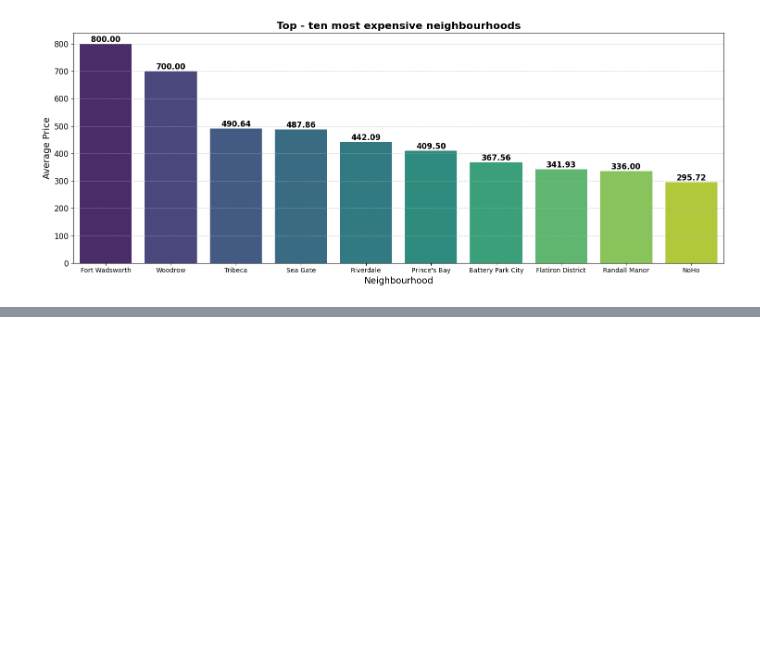
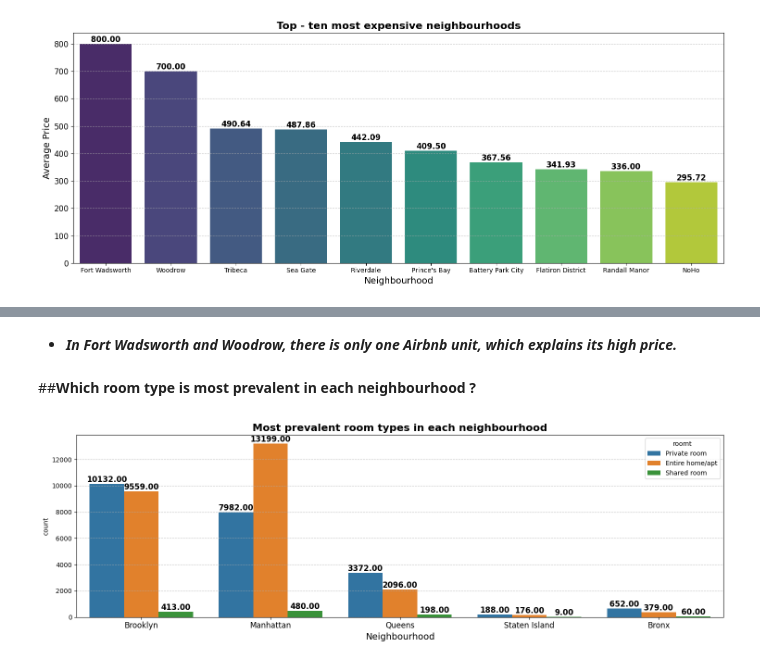
Before and after one commit to Sid-9823/Airbnb-Bookings-Analysis, a Jupyter notebook: Airbnb_Bookings_Analysis.ipynb, the cells around one changed output, grey strips where cells are left out. Cells and saved outputs as stored; diff of their text form; code cells hidden in the pictures; blank space fills up the shorter version.

```diff
--- a/Airbnb_Bookings_Analysis.ipynb
+++ b/Airbnb_Bookings_Analysis.ipynb
@@ -522,0 +561,24 @@ plt.tight_layout()
+# %% [markdown]
+* ***In Fort Wadsworth and Woodrow, there is only one Airbnb unit, which explains its high price.***
+# %% [markdown]
+##**Which room type is most prevalent in each neighbourhood ?**
+# %%
+# Plotting a countplot using the above created dataframe.
+
+plt.figure(figsize = (15,5))
+ax = sns.countplot(x = df['ngrp'], hue = df['roomt'])
+
+# To annotate the countplot.
+
+for p in ax.patches:
+  ax.annotate(f"{p.get_height():.2f}", (p.get_x() + p.get_width() / 2, p.get_height()),
+  ha='center', va='bottom', fontsize=12, fontweight = 'bold',color='black')
+
+
+plt.title('Most prevalent room types in each neighbourhood', fontsize = 16, fontweight = 'bold')
+plt.xlabel('Neighbourhood', fontsize=14)
+plt.xticks(fontsize=12)
+plt.grid(axis='y', linestyle='--', alpha=0.7)
+plt.tight_layout()
+# %% [output]
+[figure, added]
```
Also changed, not shown: parts of 37 cells of this notebook.
